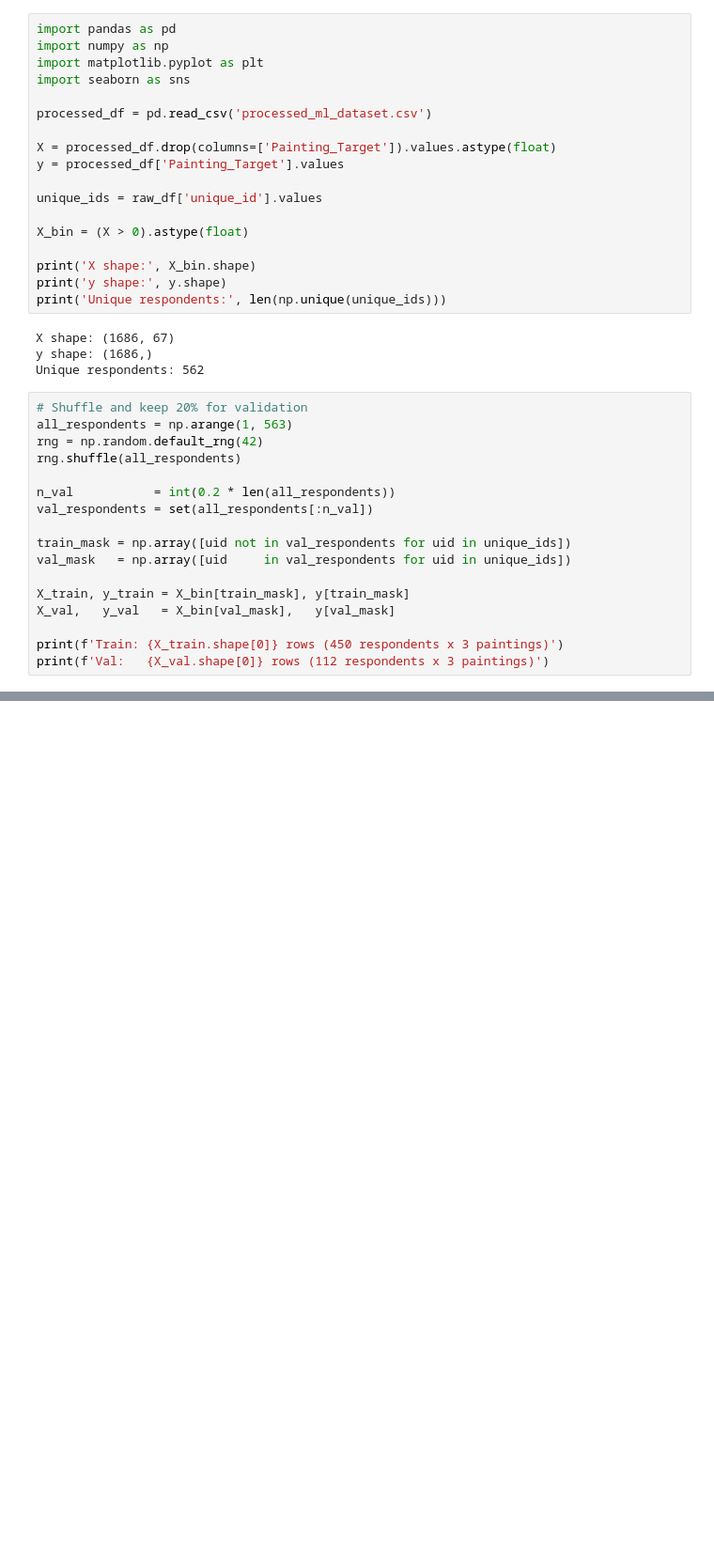
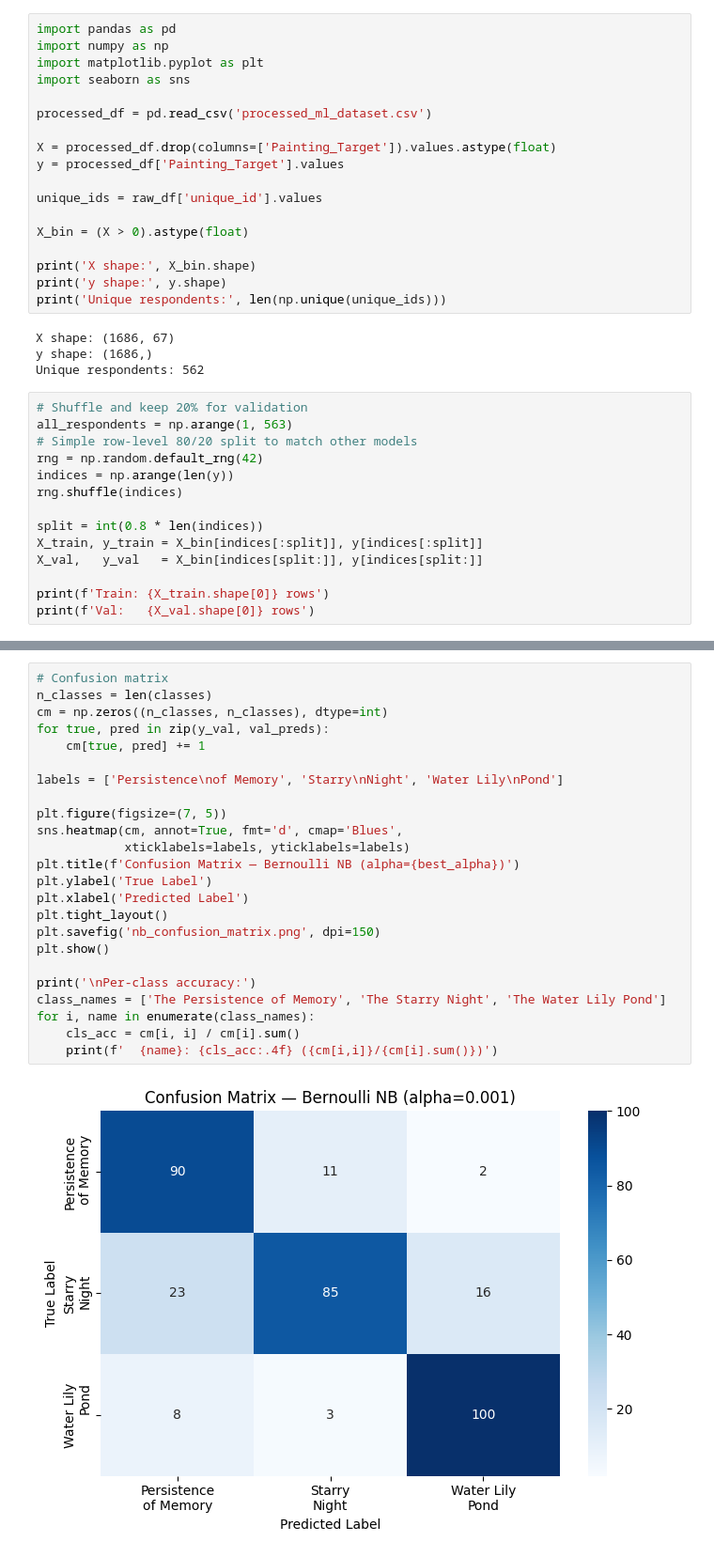
Before and after one commit to Ajoosh-commits/ML_Challenge_311, a Jupyter notebook: naive_bayes.ipynb, the cells around one changed output, grey strips where cells are left out. Shown at 94% size. Drawn from its saved outputs; the diff is of its cells as text; blank space fills up the shorter version.

```diff
--- a/naive_bayes.ipynb
+++ b/naive_bayes.ipynb
@@ -23,18 +23,15 @@ Unique respondents: 562
 # %%
 # Shuffle and keep 20% for validation
 all_respondents = np.arange(1, 563)
+# Simple row-level 80/20 split to match other models
 rng = np.random.default_rng(42)
-rng.shuffle(all_respondents)
+indices = np.arange(len(y))
+rng.shuffle(indices)
 
-n_val           = int(0.2 * len(all_respondents))
-val_respondents = set(all_respondents[:n_val])
+split = int(0.8 * len(indices))
+X_train, y_train = X_bin[indices[:split]], y[indices[:split]]
+X_val,   y_val   = X_bin[indices[split:]], y[indices[split:]]
 
-train_mask = np.array([uid not in val_respondents for uid in unique_ids])
-val_mask   = np.array([uid     in val_respondents for uid in unique_ids])
-
-X_train, y_train = X_bin[train_mask], y[train_mask]
-X_val,   y_val   = X_bin[val_mask],   y[val_mask]
-
-print(f'Train: {X_train.shape[0]} rows (450 respondents x 3 paintings)')
-print(f'Val:   {X_val.shape[0]} rows (112 respondents x 3 paintings)')
+print(f'Train: {X_train.shape[0]} rows')
+print(f'Val:   {X_val.shape[0]} rows')
 # %% [output]
@@ -154,0 +152,26 @@ Validation Accuracy: 0.8125   (81.25%)
+# %%
+# Confusion matrix
+n_classes = len(classes)
+cm = np.zeros((n_classes, n_classes), dtype=int)
+for true, pred in zip(y_val, val_preds):
+    cm[true, pred] += 1
+
+labels = ['Persistence\nof Memory', 'Starry\nNight', 'Water Lily\nPond']
+
+plt.figure(figsize=(7, 5))
+sns.heatmap(cm, annot=True, fmt='d', cmap='Blues',
+            xticklabels=labels, yticklabels=labels)
+plt.title(f'Confusion Matrix — Bernoulli NB (alpha={best_alpha})')
+plt.ylabel('True Label')
+plt.xlabel('Predicted Label')
+plt.tight_layout()
+plt.savefig('nb_confusion_matrix.png', dpi=150)
+plt.show()
+
+print('\nPer-class accuracy:')
+class_names = ['The Persistence of Memory', 'The Starry Night', 'The Water Lily Pond']
+for i, name in enumerate(class_names):
+    cls_acc = cm[i, i] / cm[i].sum()
+    print(f'  {name}: {cls_acc:.4f} ({cm[i,i]}/{cm[i].sum()})')
+# %% [output]
+[figure, added]
```
Also changed, not shown: parts of 4 cells of this notebook.
